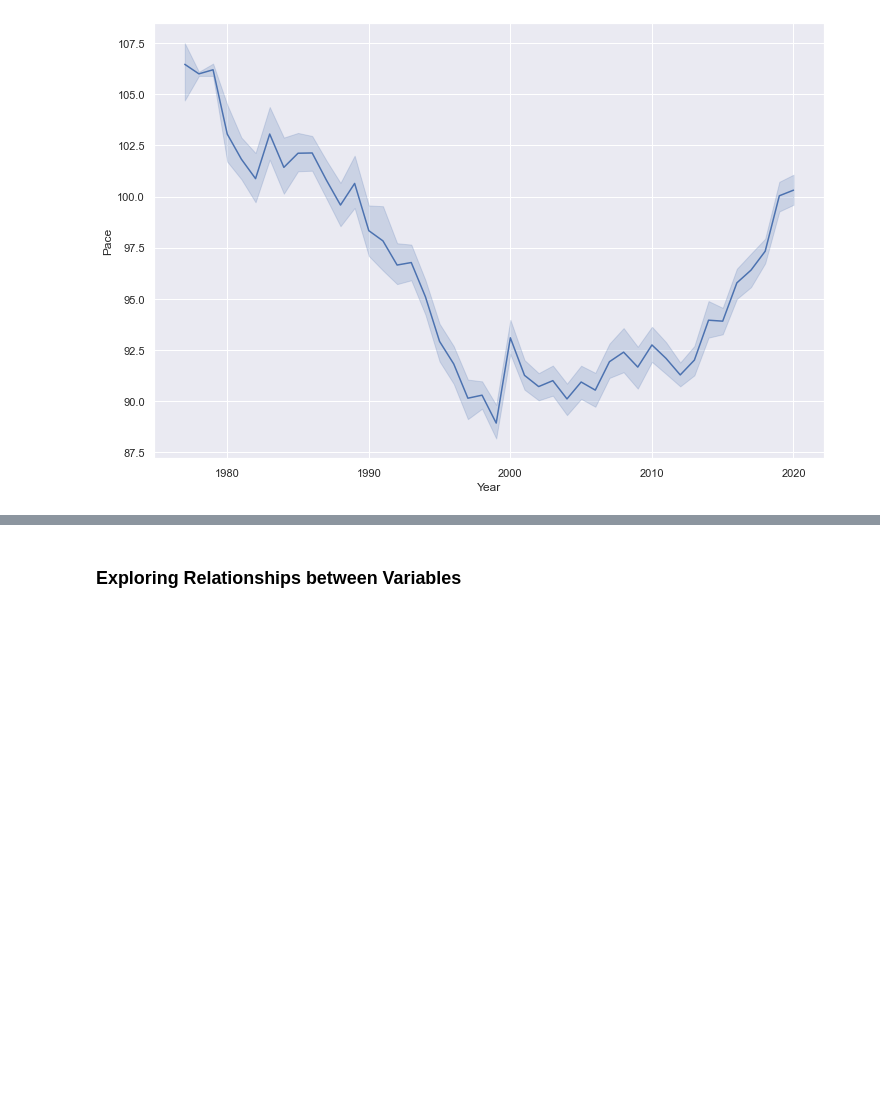
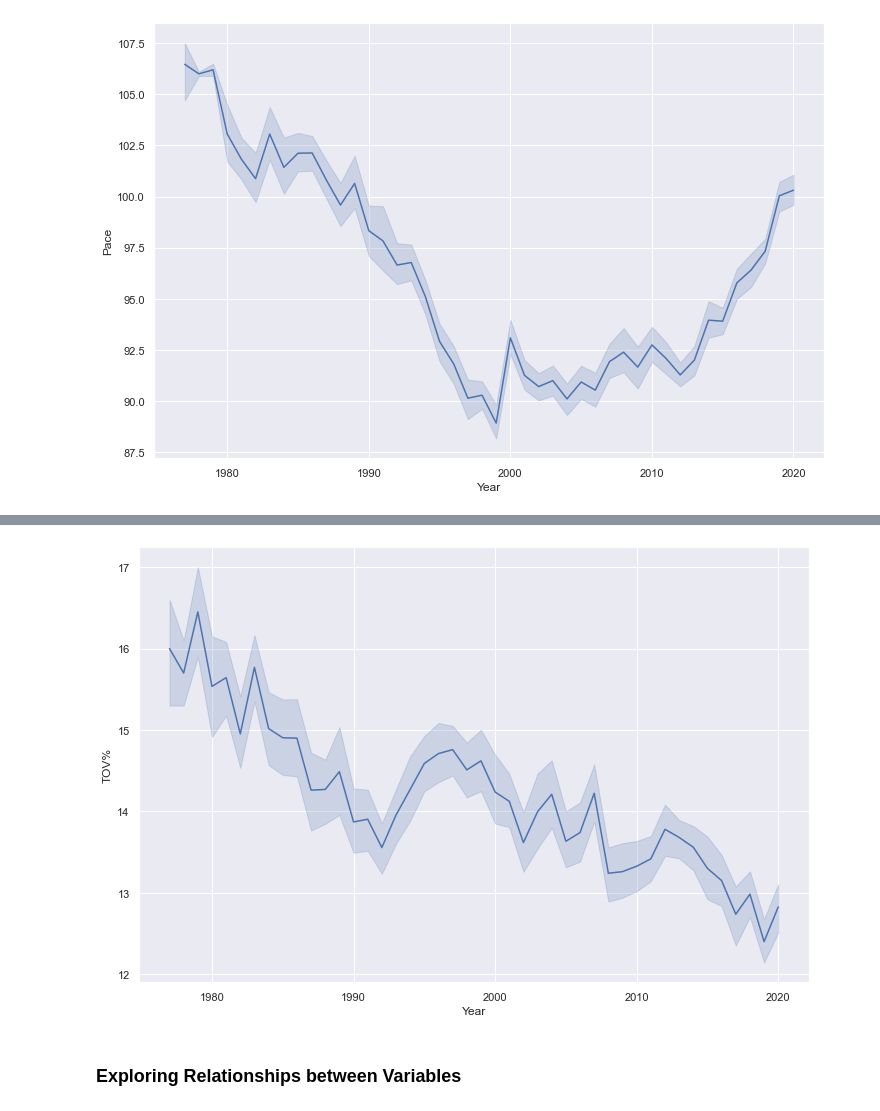
Before and after one commit to gargparthb/nba-data-analysis, a Jupyter notebook: notebooks/eda.ipynb, the cells around one changed output, grey strips where cells are left out. Cells and saved outputs as stored; diff of their text form; code cells hidden in the pictures; blank space fills up the shorter version.

```diff
--- a/notebooks/eda.ipynb
+++ b/notebooks/eda.ipynb
@@ -67,3 +71,7 @@ paceplot = sns.lineplot(x="Year", y="Pace", data=data)
+# %%
+old = sns.lineplot(x='Year', y='TOV%', data=data)
+# %% [output]
+[figure, added]
 # %% [markdown]
 ### Exploring Relationships between Variables
 # %%
```
Also changed, not shown: parts of 1 cell of this notebook, 3 other files.
